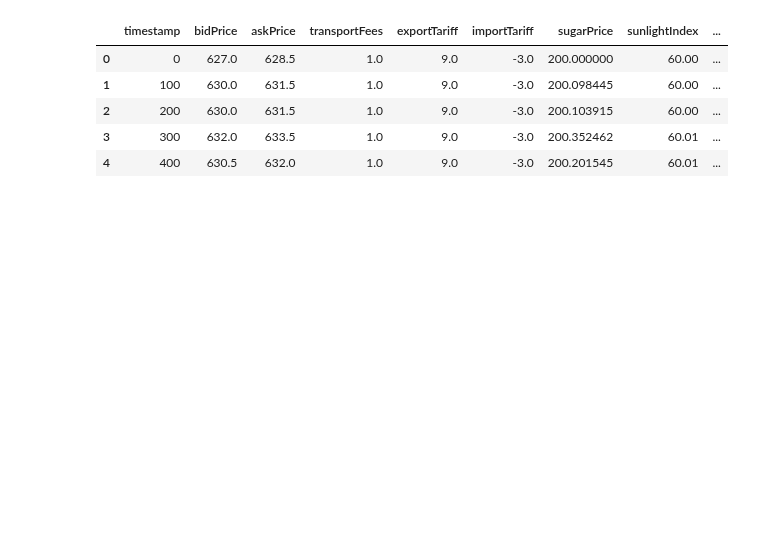
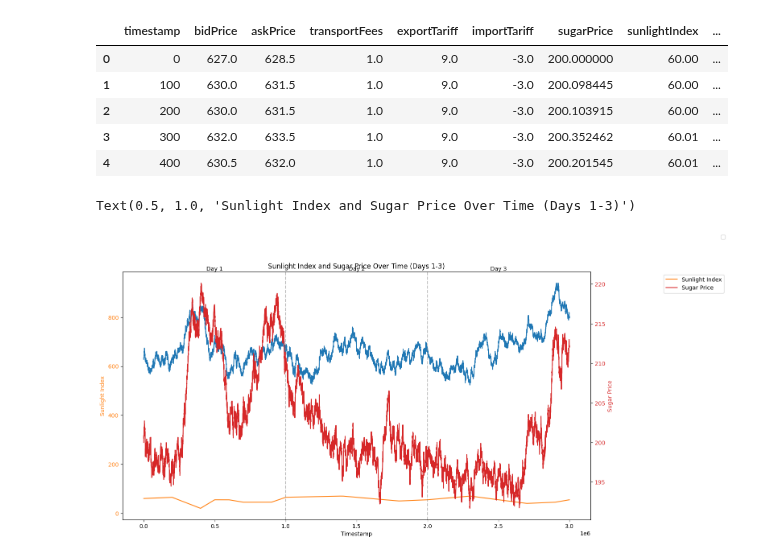
Before and after one commit to shank959/prosperity-imc25, a Jupyter notebook: rounds/round4/eda/r4_data_in_a_bottle/analysis.ipynb, the cells around one changed output. Drawn from its saved outputs; the diff is of its cells as text; code cells hidden in the pictures; blank space fills up the shorter version.

```diff
--- a/rounds/round4/eda/r4_data_in_a_bottle/analysis.ipynb
+++ b/rounds/round4/eda/r4_data_in_a_bottle/analysis.ipynb
@@ -25,6 +25,15 @@ day2_obs = pd.read_csv(os.path.join(base_path, 'observations_round_4_day_2.csv')
 day3_obs = pd.read_csv(os.path.join(base_path, 'observations_round_4_day_3.csv'),
                        )
 
+day1_obs['day'] = 1
+day2_obs['day'] = 2
+day3_obs['day'] = 3
+
+# Adjust timestamps for day 2 and day 3 to create continuous timeline
+day2_obs['timestamp'] = day2_obs['timestamp'] + day1_obs['timestamp'].max() + 100
+day3_obs['timestamp'] = day3_obs['timestamp'] + day2_obs['timestamp'].max() + 100
+
+
 
 # Combine all observations
 all_observations = pd.concat([day1_obs, day2_obs, day3_obs], ignore_index=True)
@@ -71,3 +80,66 @@ all_observations.head(5)
 | 2 | 200 | 630.0 | 631.5 | 1.0 | 9.0 | -3.0 | 200.103915 | 60.00 | ... |
 | 3 | 300 | 632.0 | 633.5 | 1.0 | 9.0 | -3.0 | 200.352462 | 60.01 | ... |
 | 4 | 400 | 630.5 | 632.0 | 1.0 | 9.0 | -3.0 | 200.201545 | 60.01 | ... |
+# %%
+
+import matplotlib.pyplot as plt
+
+
+# Convert timestamp to numeric, skipping the header row
+all_observations = all_observations[all_observations['timestamp'] != 'timestamp']
+all_observations['timestamp'] = pd.to_numeric(all_observations['timestamp'])
+all_observations['bid_price'] = pd.to_numeric(all_observations['bidPrice'])
+all_observations['ask_price'] = pd.to_numeric(all_observations['askPrice'])
+all_observations['transport_fee'] = pd.to_numeric(all_observations['transportFees'])
+all_observations['export_tariff'] = pd.to_numeric(all_observations['exportTariff'])
+all_observations['import_tariff'] = pd.to_numeric(all_observations['importTariff'])
+all_observations['sugar_price'] = pd.to_numeric(all_observations['sugarPrice'])
+all_observations['sunlight_index'] = pd.to_numeric(all_observations['sunlightIndex'])
+
+# Calculate mid price
+all_observations['mid_price'] = (all_observations['bid_price'] + all_observations['ask_price']) / 2
+
+# Create a figure with multiple subplots
+fig, ax1 = plt.subplots(figsize=(15, 8))
+# Plot midPrice on primary y-axis
+color1 = 'tab:blue'
+ax1.set_xlabel('Timestamp')
+ax1.set_ylabel('Mid Price', color=color1)
+fig.legend(['Mid Price'])
+line1 = ax1.plot(all_observations['timestamp'], all_observations['midPrice'], color=color1, label='Mid Price')
+ax1.tick_params(axis='y', labelcolor=color1)
+
+
+
+color1 = 'tab:orange'
+ax1.set_xlabel('Timestamp')
+ax1.set_ylabel('Sunlight Index', color=color1)
+line1 = ax1.plot(all_observations['timestamp'], all_observations['sunlightIndex'], color=color1, label='Sunlight Index')
+ax1.tick_params(axis='y', labelcolor=color1)
+
+# Create second y-axis for sugar price
+ax2 = ax1.twinx()
+color2 = 'tab:red'
+ax2.set_ylabel('Sugar Price', color=color2)
+line2 = ax2.plot(all_observations['timestamp'], all_observations['sugarPrice'], color=color2, label='Sugar Price')
+ax2.tick_params(axis='y', labelcolor=color2)
+
+# Add vertical lines to separate days
+day1_end = day1_obs['timestamp'].max()
+day2_end = day2_obs['timestamp'].max()
+ax1.axvline(x=day1_end, color='gray', linestyle='--', alpha=0.5)
+ax1.axvline(x=day2_end, color='gray', linestyle='--', alpha=0.5)
+ax1.text(day1_end/2, ax1.get_ylim()[1], 'Day 1', ha='center', va='bottom')
+ax1.text((day1_end + day2_end)/2, ax1.get_ylim()[1], 'Day 2', ha='center', va='bottom')
+ax1.text((day2_end + all_observations['timestamp'].max())/2, ax1.get_ylim()[1], 'Day 3', ha='center', va='bottom')
+
+# Combine all lines for legend
+lines = line1 + line2
+labels = [l.get_label() for l in lines]
+ax1.legend(lines, labels, loc='upper left', bbox_to_anchor=(1.15, 1))
+
+# Add title
+plt.title('Sunlight Index and Sugar Price Over Time (Days 1-3)')
+# %% [output]
+Text(0.5, 1.0, 'Sunlight Index and Sugar Price Over Time (Days 1-3)')
+[figure, added]
```
Also changed, not shown: parts of 5 cells of this notebook, 3 other files.
